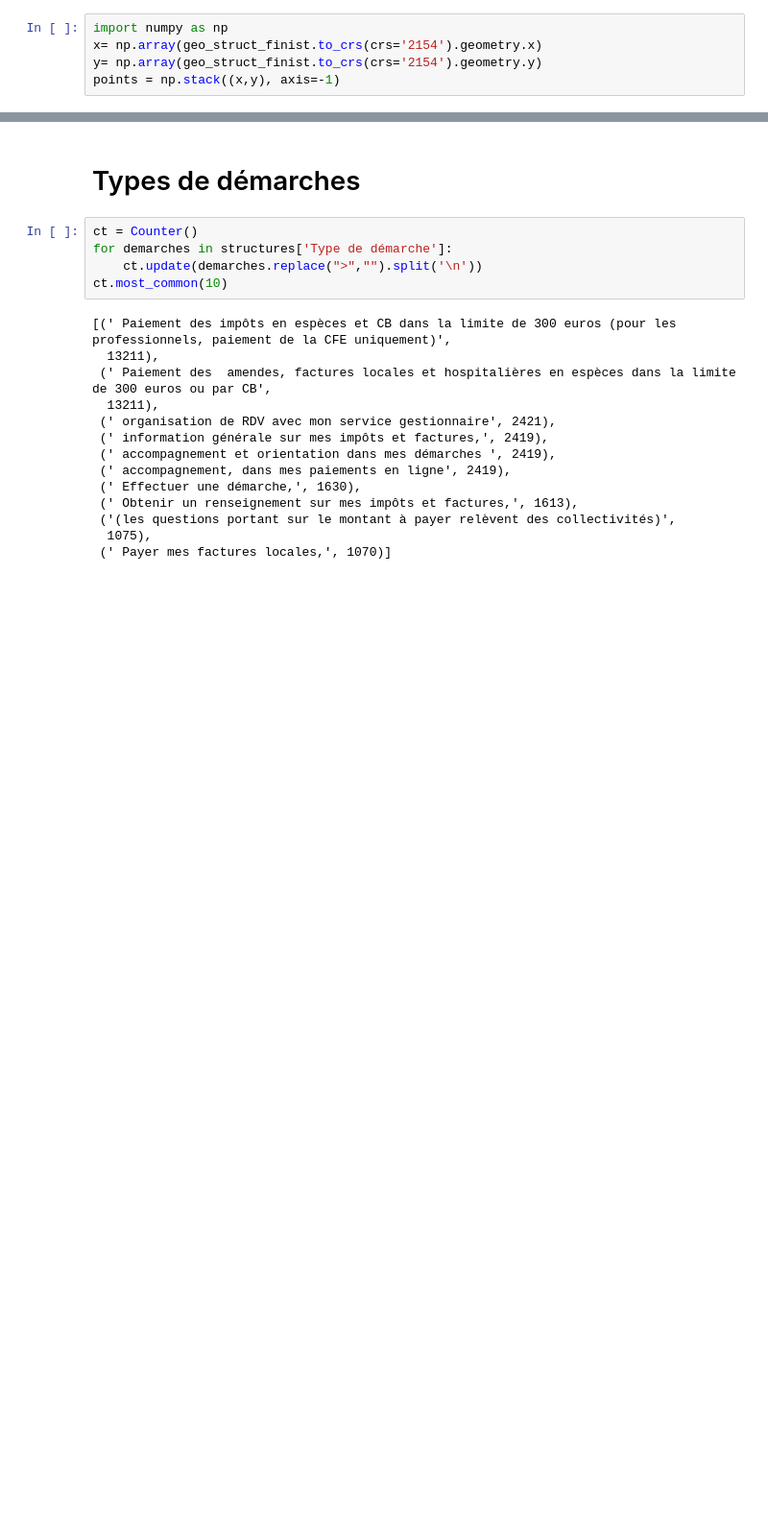
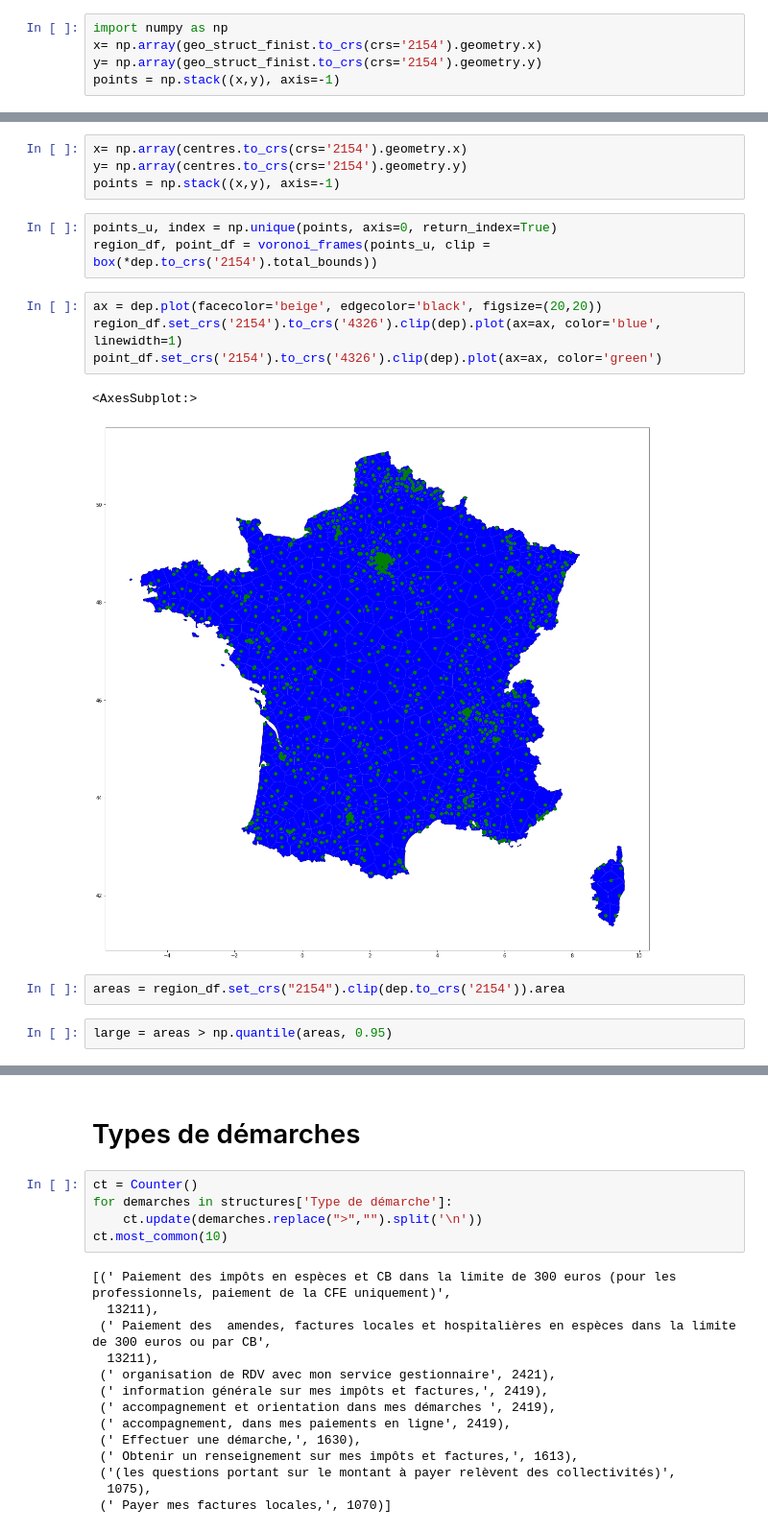
Before and after one commit to t-morvan/OptimDGFiP, a Jupyter notebook: notebooks/explo_structures.ipynb, the cells around one changed output, grey strips where cells are left out. Shown at 96% size. Cells and saved outputs as stored; diff of their text form; blank space fills up the shorter version.

```diff
--- a/notebooks/explo_structures.ipynb
+++ b/notebooks/explo_structures.ipynb
@@ -100,0 +136,18 @@ point_df.set_crs('2154').to_crs('4326').clip(bretagne).plot(ax=ax, color='green'
+# %%
+x= np.array(centres.to_crs(crs='2154').geometry.x)
+y= np.array(centres.to_crs(crs='2154').geometry.y)
+points = np.stack((x,y), axis=-1)
+# %%
+points_u, index = np.unique(points, axis=0, return_index=True)
+region_df, point_df = voronoi_frames(points_u, clip = box(*dep.to_crs('2154').total_bounds))
+# %%
+ax = dep.plot(facecolor='beige', edgecolor='black', figsize=(20,20))
+region_df.set_crs('2154').to_crs('4326').clip(dep).plot(ax=ax, color='blue', linewidth=1)
+point_df.set_crs('2154').to_crs('4326').clip(dep).plot(ax=ax, color='green')
+# %% [output]
+<AxesSubplot:>
+[figure, added]
+# %%
+areas = region_df.set_crs("2154").clip(dep.to_crs('2154')).area
+# %%
+large = areas > np.quantile(areas, 0.95)
```
Also changed, not shown: parts of 12 cells of this notebook, 15 other files.
